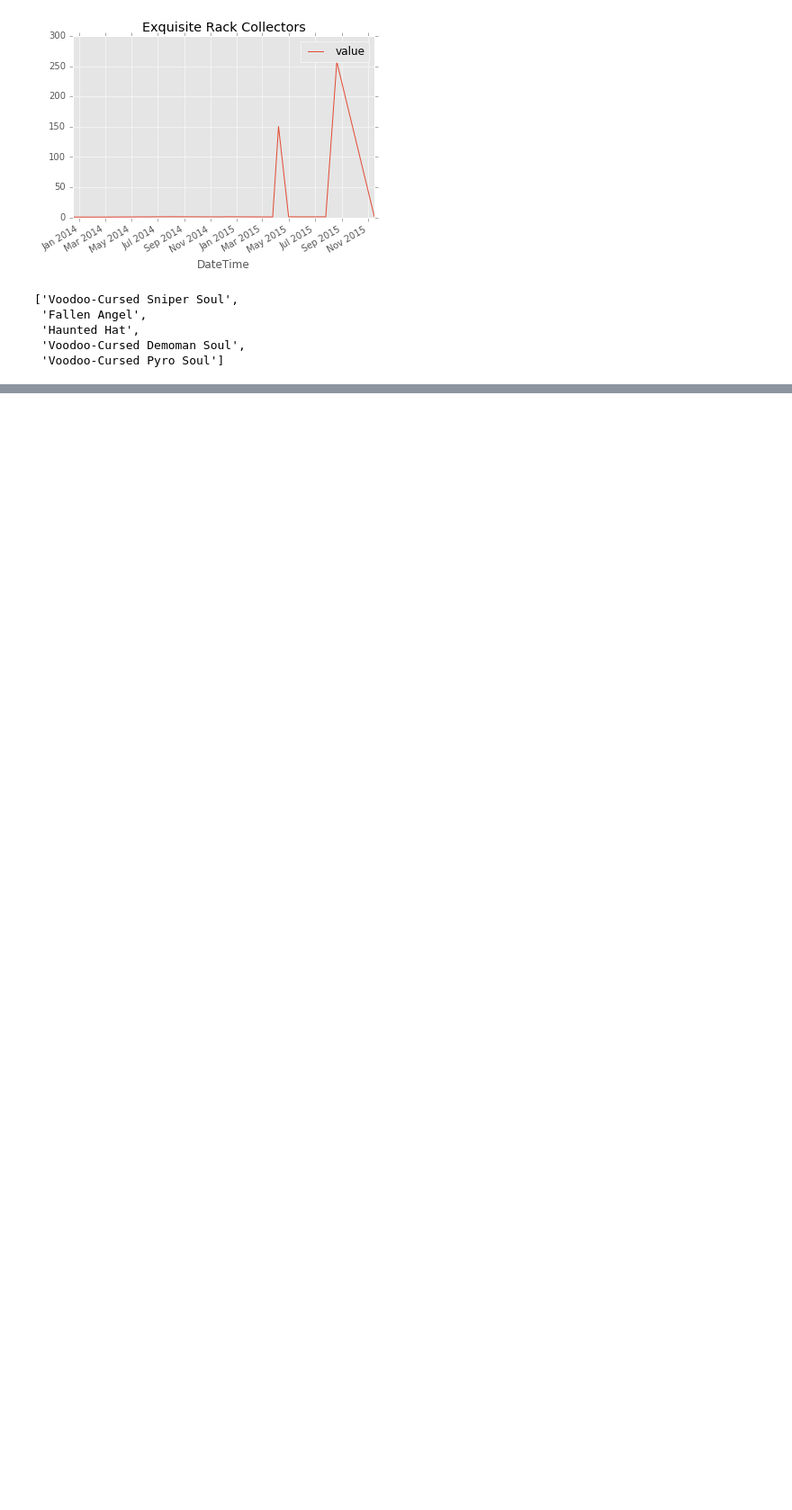
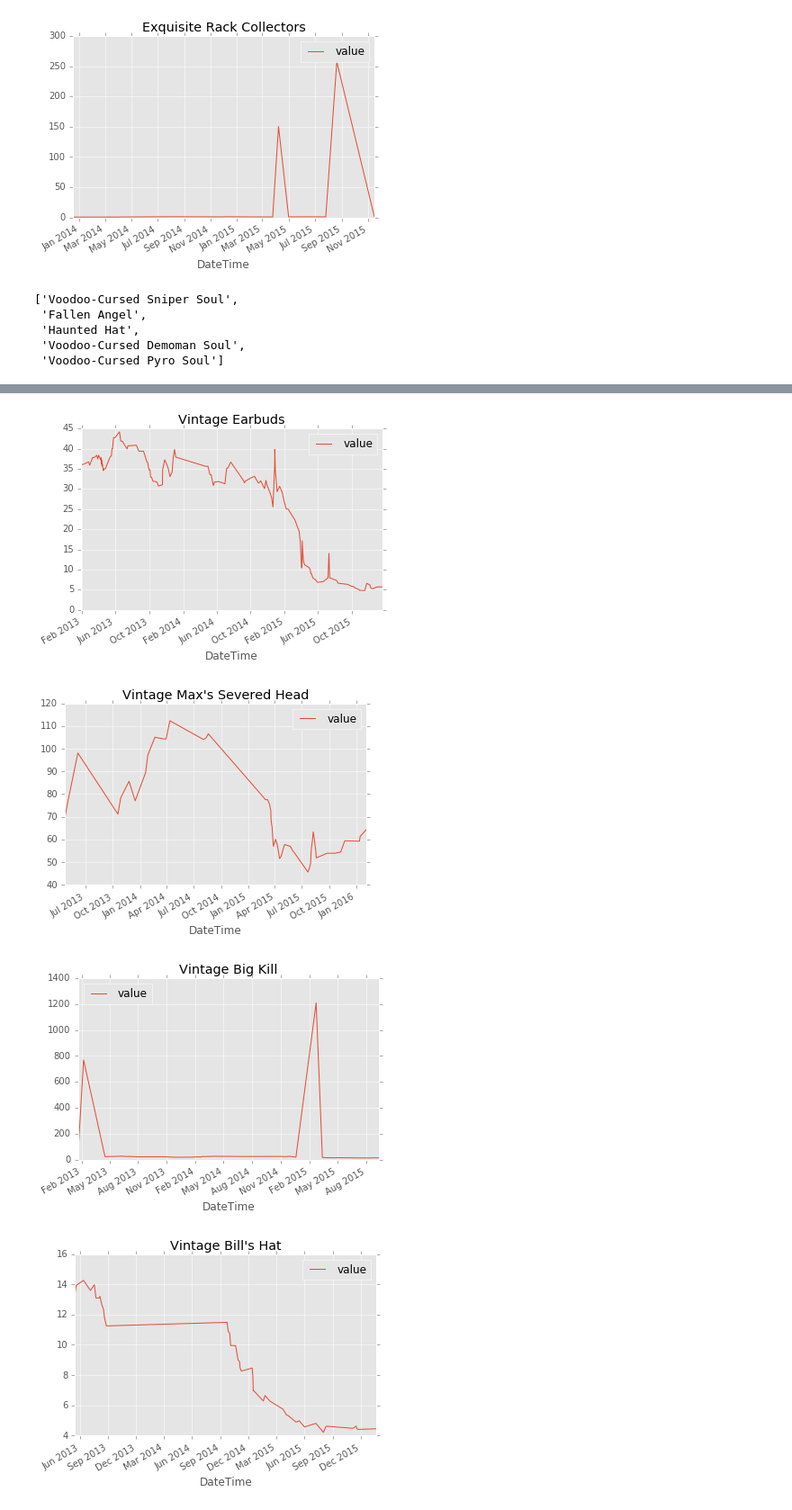
Before and after one commit to NithinPerumal/SteamMarketAnalysis, a Jupyter notebook: IPython Notebook/Nithin's workbook rn.ipynb, the cells around one changed output, grey strips where cells are left out. Shown at 90% size. Saved outputs shown, nothing was run; the diff lists cells and outputs as text; code cells hidden in the pictures; blank space fills up the shorter version.

```diff
--- a/IPython Notebook/Nithin's workbook rn.ipynb
+++ b/IPython Notebook/Nithin's workbook rn.ipynb
@@ -125,0 +129,6 @@ for item in mostPopularHaunted:
+# %%
+dfVintage = df2.copy()
+dfVintage = dfVintage[dfVintage['QualInt']==3]
+# %%
+vintage_counts = dfVintage['Name'].value_counts()
+vintage_counts
@@ -125,0 +153,8 @@ for item in mostPopularHaunted:
+# %%
+count = 0
+mostPopularVintage = []
+for key, value in vintage_counts.iteritems():
+    if count == 5: #We only want the 5 most common
+        break
+    mostPopularVintage.append(key)
+    count = count + 1
@@ -125,0 +171,17 @@ for item in mostPopularHaunted:
+# %%
+for item in mostPopularVintage:
+    plot1 = dfVintage[dfVintage.Name == item]
+    plot1Qual = plot1.QualInt.drop_duplicates('last')
+    for quality in plot1Qual:
+        plot2 = plot1[plot1.QualInt == quality]
+        qualityString = None
+        for key, value in qualityDict.iteritems():
+            if (key == quality):
+                qualityString = qualityDict[quality]
+        titl = str(qualityString) + " " + item
+        plot2.plot(x='DateTime',y='value',title=titl)
+# %% [output]
+[figure, added]
+[figure, added]
+[figure, added]
+[figure, added]
```
Also changed, not shown: parts of 7 cells of this notebook.
